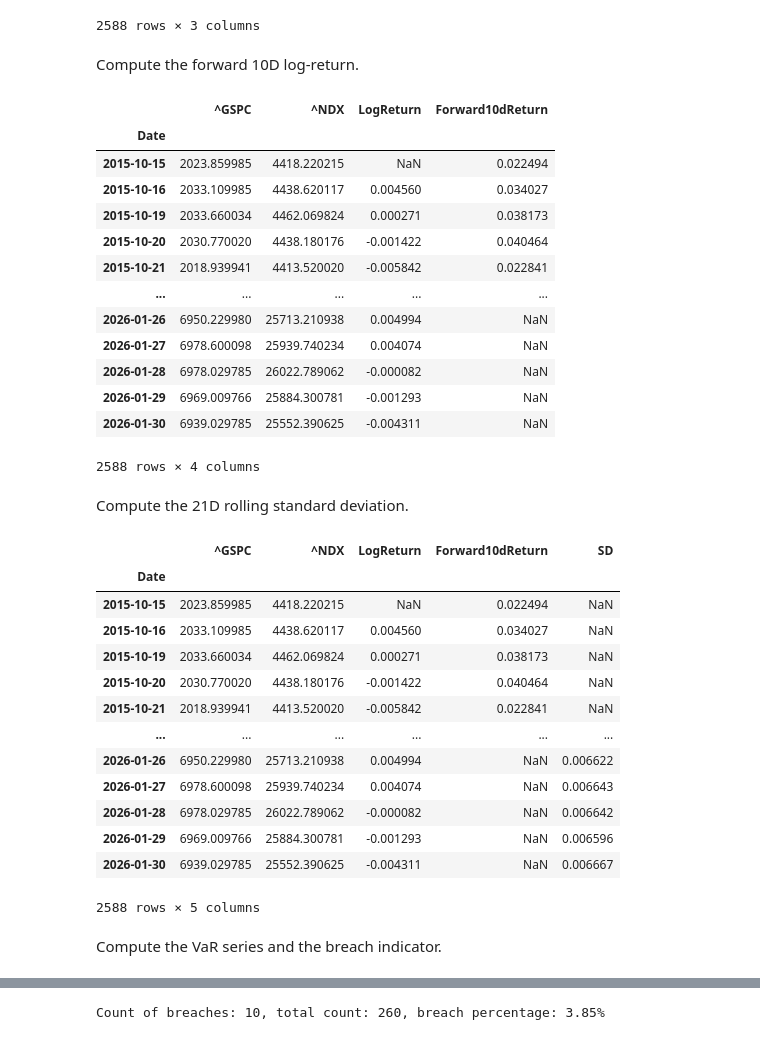
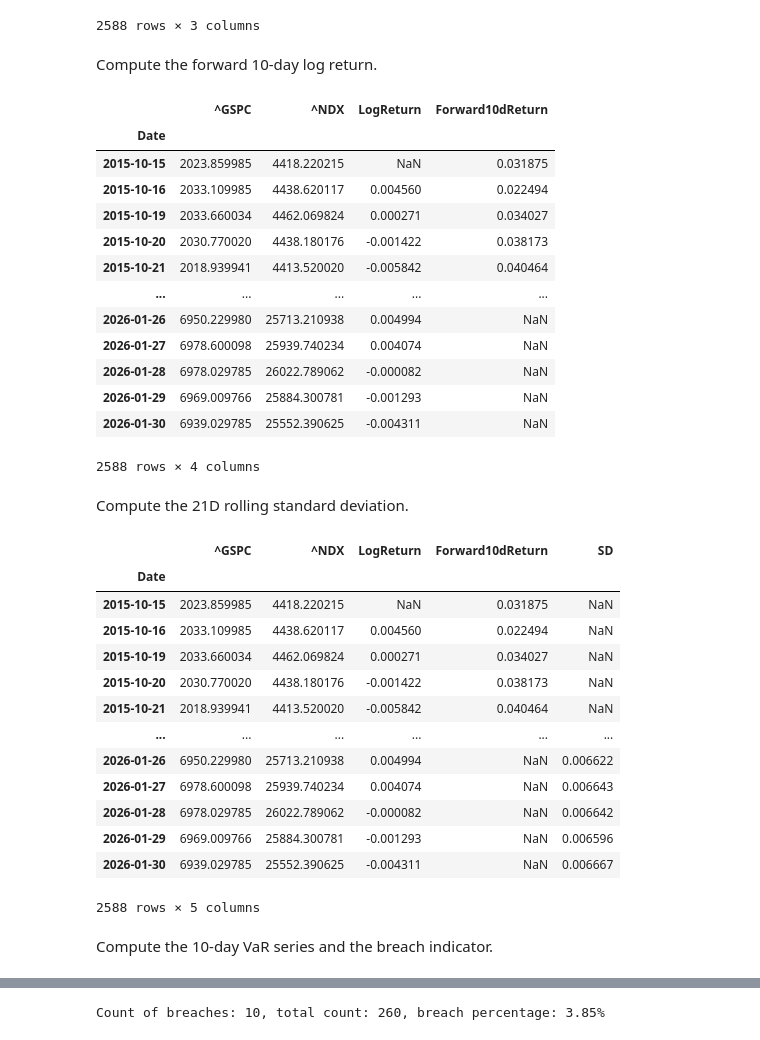
Before and after one commit to xption/CQFLearning, a Jupyter notebook: Exam1/3.ipynb, the cells around one changed output, grey strips where cells are left out. Cells and saved outputs as stored; diff of their text form; code cells hidden in the pictures.

```diff
--- a/Exam1/3.ipynb
+++ b/Exam1/3.ipynb
@@ -77,18 +81,18 @@ data
 | 2026-01-30 | 6939.029785 | 25552.390625 | -0.004311 |
 2588 rows × 3 columns
 # %% [markdown]
-Compute the forward 10D log-return.
+Compute the forward 10-day log return.
 # %%
-data['Forward10dReturn'] = np.log(data['^GSPC'].shift(-11)) - np.log(data['^GSPC'].shift(-1))
+data['Forward10dReturn'] = np.log(data['^GSPC'].shift(-10) / data['^GSPC'])
 data
 # %% [output]
 |  | ^GSPC | ^NDX | LogReturn | Forward10dReturn |
 | Date |  |  |  |  |
-| 2015-10-15 | 2023.859985 | 4418.220215 | NaN | 0.022494 |
-| 2015-10-16 | 2033.109985 | 4438.620117 | 0.004560 | 0.034027 |
-| 2015-10-19 | 2033.660034 | 4462.069824 | 0.000271 | 0.038173 |
-| 2015-10-20 | 2030.770020 | 4438.180176 | -0.001422 | 0.040464 |
-| 2015-10-21 | 2018.939941 | 4413.520020 | -0.005842 | 0.022841 |
+| 2015-10-15 | 2023.859985 | 4418.220215 | NaN | 0.031875 |
+| 2015-10-16 | 2033.109985 | 4438.620117 | 0.004560 | 0.022494 |
+| 2015-10-19 | 2033.660034 | 4462.069824 | 0.000271 | 0.034027 |
+| 2015-10-20 | 2030.770020 | 4438.180176 | -0.001422 | 0.038173 |
+| 2015-10-21 | 2018.939941 | 4413.520020 | -0.005842 | 0.040464 |
 | ... | ... | ... | ... | ... |
 | 2026-01-26 | 6950.229980 | 25713.210938 | 0.004994 | NaN |
 | 2026-01-27 | 6978.600098 | 25939.740234 | 0.004074 | NaN |
@@ -104,11 +108,11 @@ data
 # %% [output]
 |  | ^GSPC | ^NDX | LogReturn | Forward10dReturn | SD |
 | Date |  |  |  |  |  |
-| 2015-10-15 | 2023.859985 | 4418.220215 | NaN | 0.022494 | NaN |
-| 2015-10-16 | 2033.109985 | 4438.620117 | 0.004560 | 0.034027 | NaN |
-| 2015-10-19 | 2033.660034 | 4462.069824 | 0.000271 | 0.038173 | NaN |
-| 2015-10-20 | 2030.770020 | 4438.180176 | -0.001422 | 0.040464 | NaN |
-| 2015-10-21 | 2018.939941 | 4413.520020 | -0.005842 | 0.022841 | NaN |
+| 2015-10-15 | 2023.859985 | 4418.220215 | NaN | 0.031875 | NaN |
+| 2015-10-16 | 2033.109985 | 4438.620117 | 0.004560 | 0.022494 | NaN |
+| 2015-10-19 | 2033.660034 | 4462.069824 | 0.000271 | 0.034027 | NaN |
+| 2015-10-20 | 2030.770020 | 4438.180176 | -0.001422 | 0.038173 | NaN |
+| 2015-10-21 | 2018.939941 | 4413.520020 | -0.005842 | 0.040464 | NaN |
 | ... | ... | ... | ... | ... | ... |
 | 2026-01-26 | 6950.229980 | 25713.210938 | 0.004994 | NaN | 0.006622 |
 | 2026-01-27 | 6978.600098 | 25939.740234 | 0.004074 | NaN | 0.006643 |
@@ -117,7 +121,7 @@ data
 | 2026-01-30 | 6939.029785 | 25552.390625 | -0.004311 | NaN | 0.006667 |
 2588 rows × 5 columns
 # %% [markdown]
-Compute the VaR series and the breach indicator.
+Compute the 10-day VaR series and the breach indicator.
 # %%
 data['VaR'] = data['SD'] * np.sqrt(10) * factor
 data['Breach'] = np.where(data['Forward10dReturn'] < data['VaR'], 1, 0)
```
Also changed, not shown: parts of 10 cells of this notebook, 3 other files.
